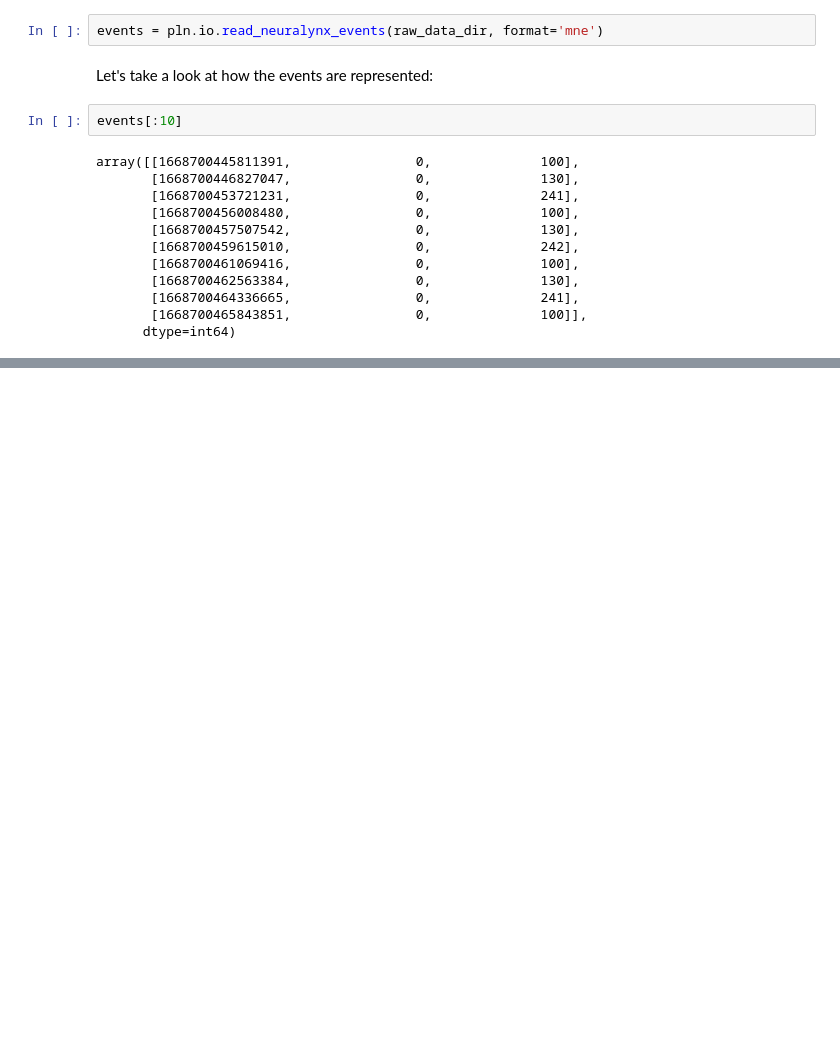
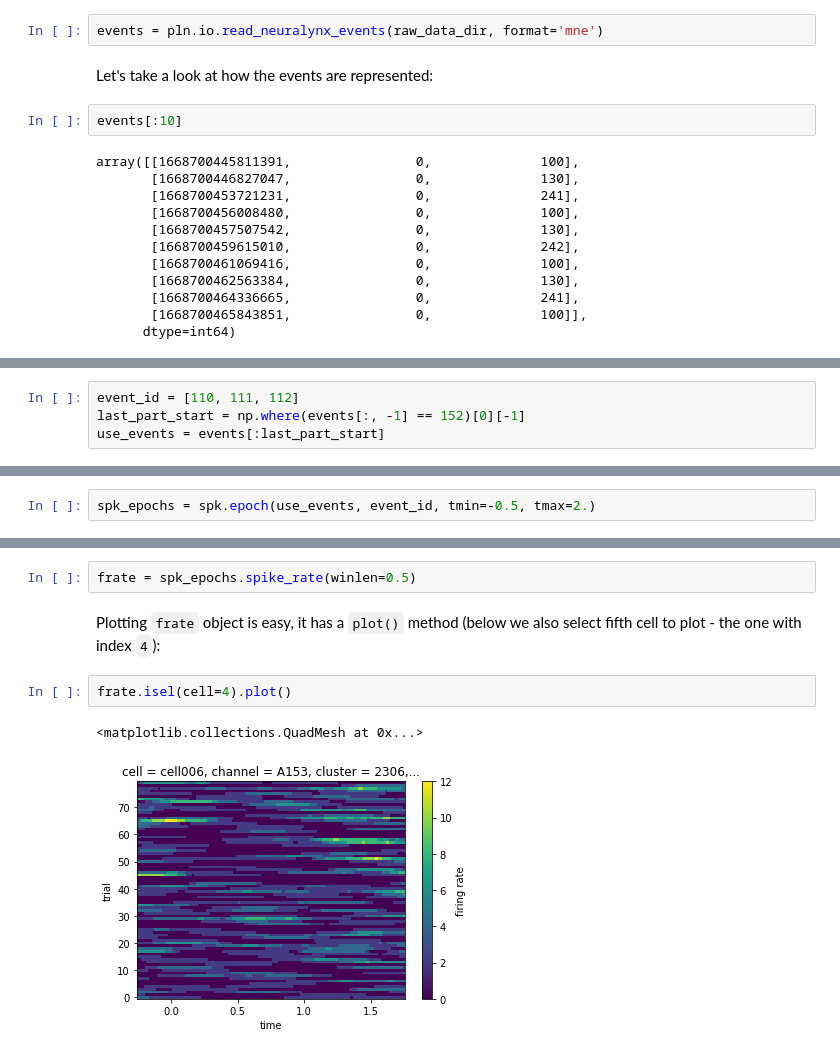
Before and after one commit to labianca/pylabianca, a Jupyter notebook: doc/intro_overview.ipynb, the cells around one changed output, grey strips where cells are left out. Saved outputs shown, nothing was run; the diff lists cells and outputs as text; blank space fills up the shorter version.

```diff
--- a/doc/intro_overview.ipynb
+++ b/doc/intro_overview.ipynb
@@ -117,0 +121,4 @@ In superdual the images are represented by trigger values `110 + image_index`, s
+# %%
+event_id = [110, 111, 112]
+last_part_start = np.where(events[:, -1] == 152)[0][-1]
+use_events = events[:last_part_start]
@@ -117,0 +127,2 @@ In superdual the images are represented by trigger values `110 + image_index`, s
+# %%
+spk_epochs = spk.epoch(use_events, event_id, tmin=-0.5, tmax=2.)
@@ -117,0 +139,9 @@ In superdual the images are represented by trigger values `110 + image_index`, s
+# %%
+frate = spk_epochs.spike_rate(winlen=0.5)
+# %% [markdown]
+Plotting `frate` object is easy, it has a `plot()` method (below we also select fifth cell to plot - the one with index `4`):
+# %%
+frate.isel(cell=4).plot()
+# %% [output]
+<matplotlib.collections.QuadMesh at 0x...>
+[figure, added]
```
Also changed, not shown: parts of 33 cells of this notebook.
